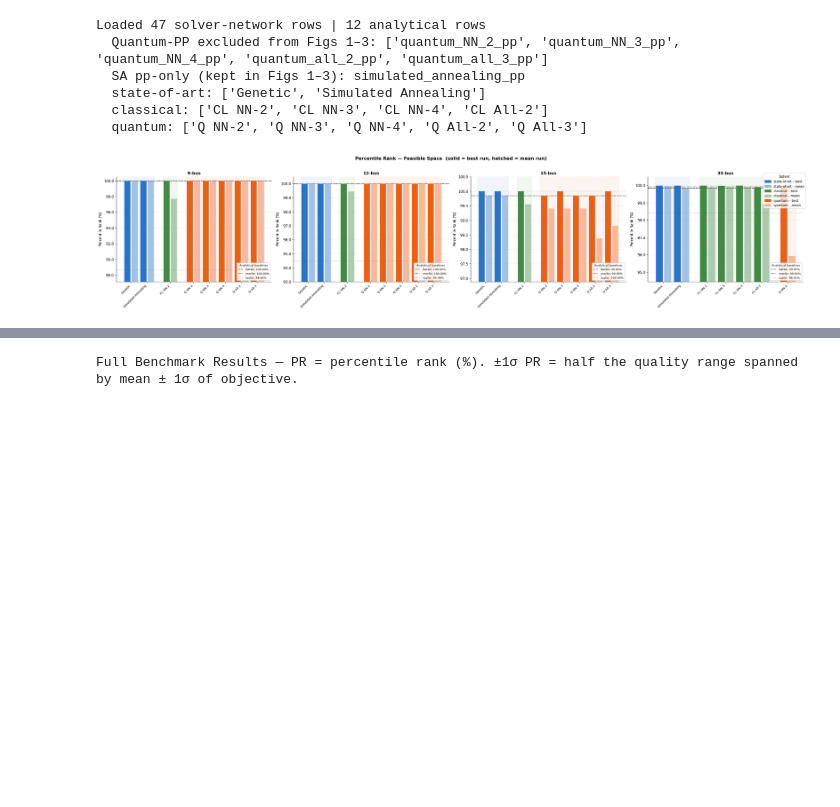
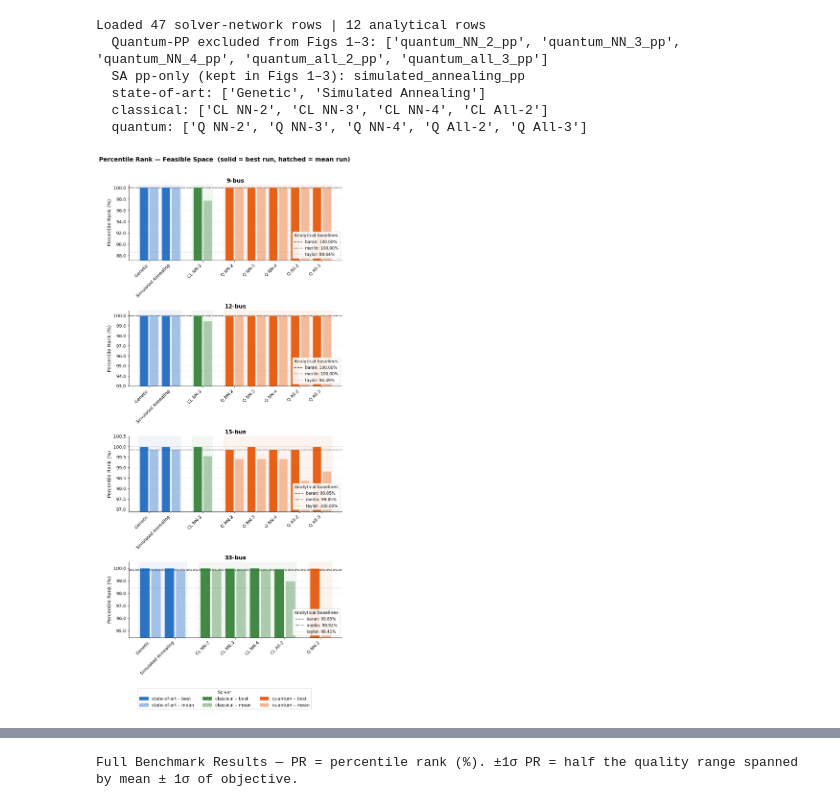
Before and after one commit to baptistechev/Quantum-DNR-Benchmark, a Jupyter notebook: res_analysis.ipynb, the cells around one changed output, grey strips where cells are left out. Saved outputs shown, nothing was run; the diff lists cells and outputs as text; code cells hidden in the pictures; blank space fills up the shorter version.

```diff
--- a/res_analysis.ipynb
+++ b/res_analysis.ipynb
@@ -261,6 +261,13 @@ plt.rcParams.update({
     "axes.spines.top": False,
     "axes.spines.right": False,
     "figure.dpi": 120,
+    "font.size": 12,
+    "axes.titlesize": 14,
+    "axes.labelsize": 12,
+    "xtick.labelsize": 11,
+    "ytick.labelsize": 11,
+    "legend.fontsize": 11,
+    "legend.title_fontsize": 11,
 })
 
 # Display names (PP = post-processing)
@@ -346,9 +353,9 @@ PGAP = 0.05
 SGAP = 0.12
 CGAP = 0.35
 
-fig, axes = plt.subplots(1, 4, figsize=(28, 6))
+fig, axes = plt.subplots(4, 1, figsize=(8.5, 18))
 fig.suptitle("Percentile Rank — Feasible Space  (solid = best run, hatched = mean run)",
-             fontsize=13, fontweight="bold", y=1.02)
+             fontsize=15, fontweight="bold", y=1.01)
 
 for ax, net in zip(axes, NET_ORDER):
     sub     = df_nopp[df_nopp.network == net]
@@ -389,40 +396,40 @@ for ax, net in zip(axes, NET_ORDER):
 
     for _, ar in sub_ana.iterrows():
         s = ar.sim_type
         q = ar.best_of_best_quality_feasible
         ax.axhline(q, color=ANA_COLORS[s], ls=ANA_STYLES[s], lw=1.5,
                    label=f"{s}: {q:.2f}%", zorder=2)
 
     ax.set_xticks([e[4] for e in entries])
     ax.set_xticklabels([SIM_LABELS.get(e[0], e[0]) for e in entries],
-                       rotation=45, ha="right", fontsize=8.5)
-    ax.set_title(NET_LABELS[net], fontsize=12, fontweight="bold")
+                       rotation=45, ha="right", fontsize=11)
+    ax.set_title(NET_LABELS[net], fontsize=14, fontweight="bold")
     ax.set_ylabel("Percentile Rank (%)")
 
     q_all = pd.concat([sub["best_of_best_quality_feasible"],
                        sub["mean_of_best_quality_feasible"],
                        sub_ana["best_of_best_quality_feasible"]]).dropna()
     ax.set_ylim(max(0, q_all.min() - 1.5), 100.5)
     ax.yaxis.set_major_formatter(plt.FuncFormatter(lambda v, _: f"{v:.1f}"))
     ax.grid(axis="y", alpha=0.2, ls="--", zorder=1)
-    ax.legend(title="Analytical baselines", title_fontsize=8,
-              loc="lower right", fontsize=8, framealpha=0.9)
+    ax.legend(title="Analytical baselines", title_fontsize=11,
+              loc="lower right", fontsize=10, framealpha=0.9)
 
 handles = []
 for cat in CAT_ORDER:
     c = CAT_COLORS[cat]
     handles += [
         mpatches.Patch(color=c, alpha=0.9,  label=f"{cat} – best"),
         mpatches.Patch(color=c, alpha=0.38, hatch="///", label=f"{cat} – mean"),
     ]
-fig.legend(handles=handles, bbox_to_anchor=(1.0, 0.92),
-           fontsize=9, frameon=True, ncol=1, title="Solver")
+fig.legend(handles=handles, bbox_to_anchor=(0.5, -0.01), loc="upper center",
+           fontsize=11, frameon=True, ncol=3, title="Solver")
 
 plt.tight_layout()
 plt.savefig("figures/fig1_quality.pdf", bbox_inches="tight")
 plt.show()
 # %% [output]
-[figure, old version]
+[figure, new version]
 # %%
 
 # ─── Figure 2: Feasibility Rate — no-PP methods only ─────────────────────────
```
Also changed, not shown: parts of 5 cells of this notebook, 8 other files.
